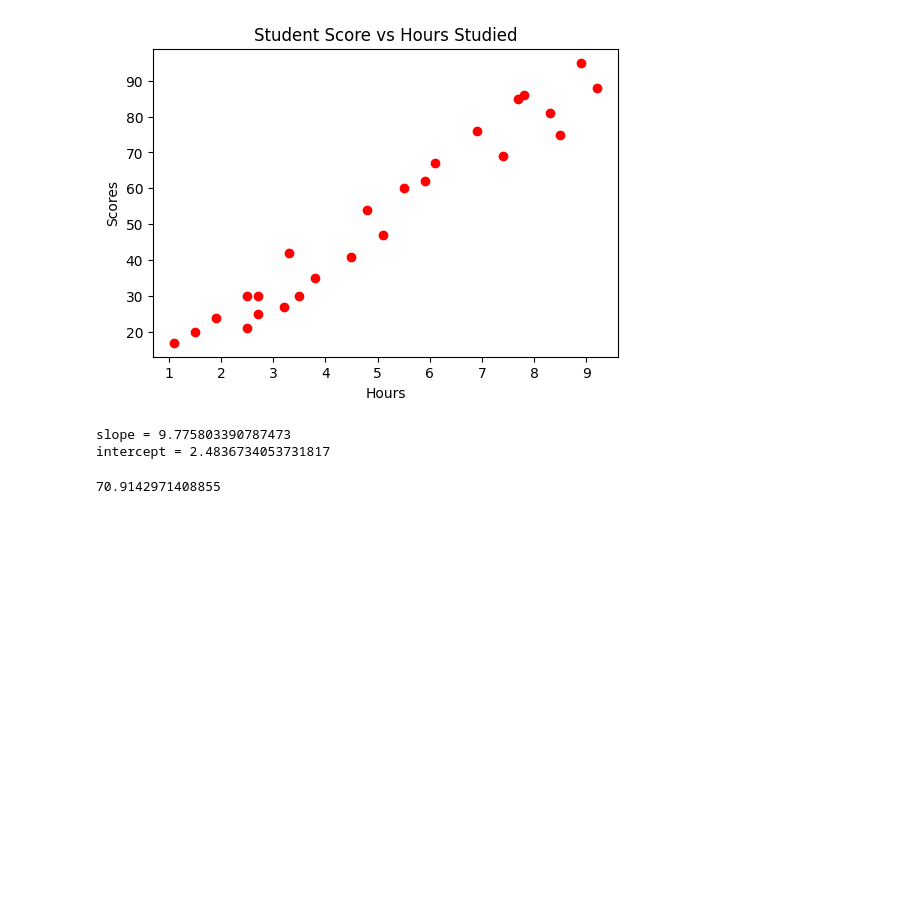
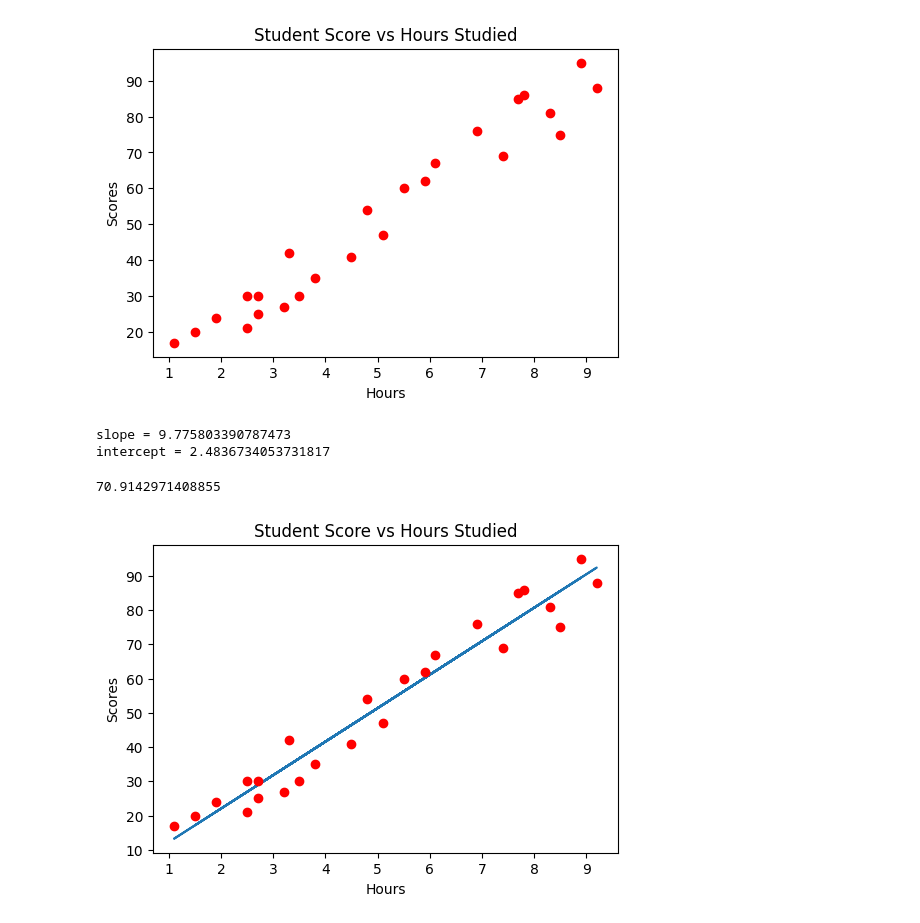
Before and after one commit to Haran29/Machine-Learning, a Jupyter notebook: Linear_Regression.ipynb, the cells around one changed output. Saved outputs shown, nothing was run; the diff lists cells and outputs as text; code cells hidden in the pictures; blank space fills up the shorter version.

```diff
--- a/Linear_Regression.ipynb
+++ b/Linear_Regression.ipynb
@@ -45,3 +45,14 @@ intercept + slope * 7
 70.9142971408855
 # %%
 score_predicted = intercept + slope * df['Hours']
+# %%
+from matplotlib import pyplot as plt
+plt.figure(figsize=(6,4))
+plt.plot(df['Hours'],score_predicted)
+plt.plot(df['Hours'],df['Scores'],'ro')
+plt.title('Student Score vs Hours Studied')
+plt.xlabel('Hours')
+plt.ylabel('Scores')
+plt.show()
+# %% [output]
+[figure, added]
```
Also changed, not shown: parts of 6 cells of this notebook.
